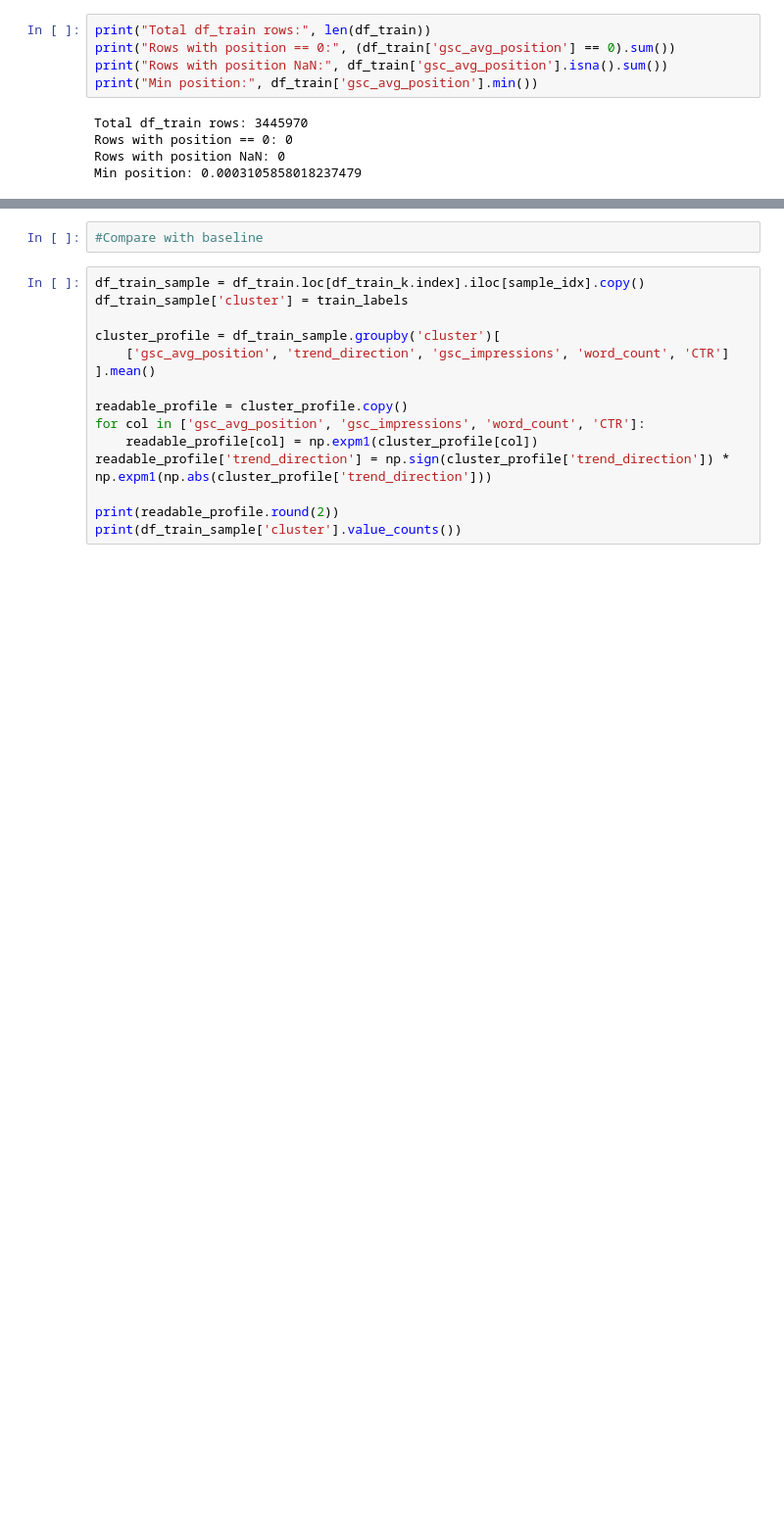
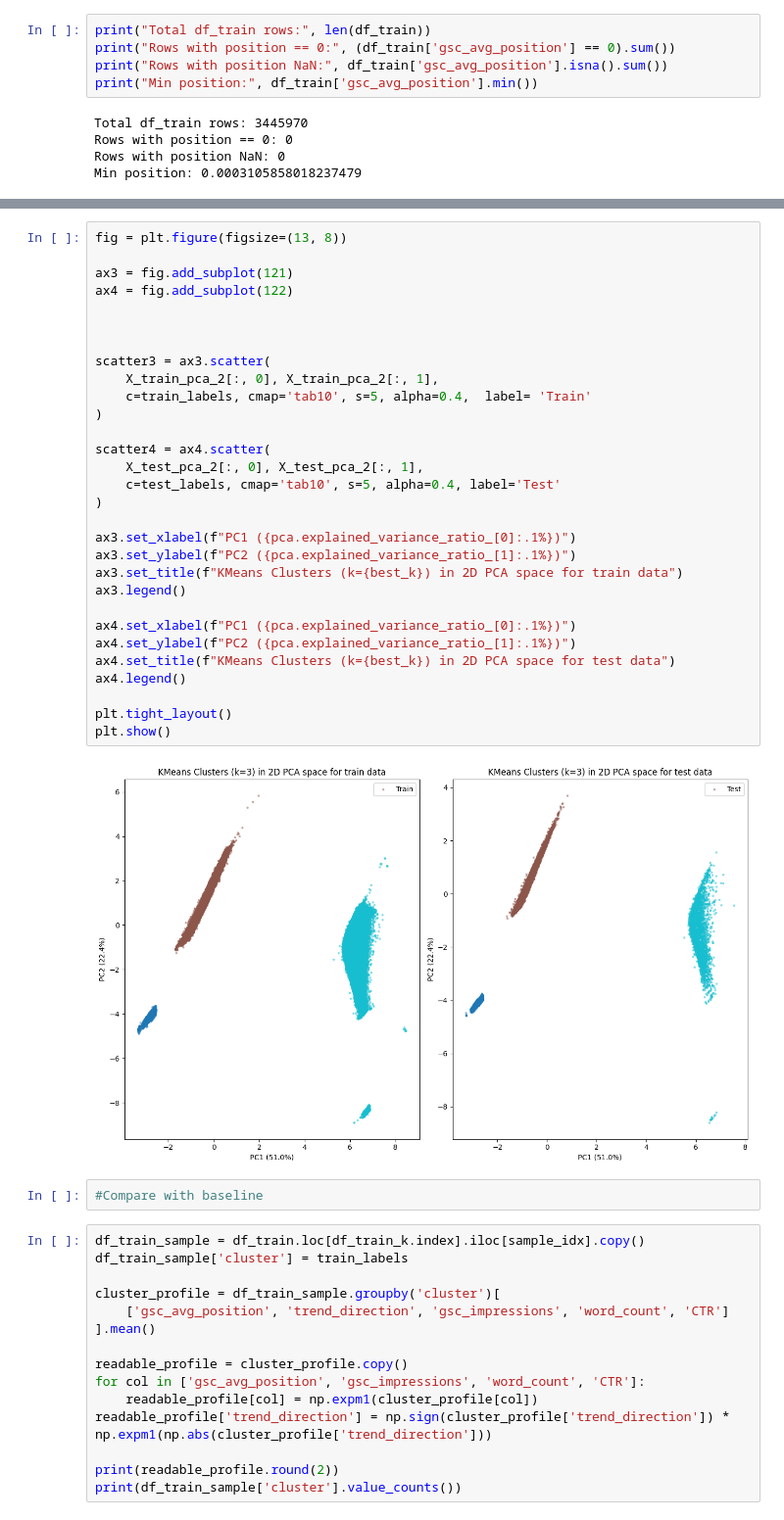
Before and after one commit to ocedev112/flyrank_oce_dev, a Jupyter notebook: work/notebooks/w05_model.ipynb, the cells around one changed output, grey strips where cells are left out. Shown at 98% size. Drawn from its saved outputs; the diff is of its cells as text; blank space fills up the shorter version.

```diff
--- a/work/notebooks/w05_model.ipynb
+++ b/work/notebooks/w05_model.ipynb
@@ -352,3 +352,35 @@ Total variance explained: 85.66%
+# %%
+fig = plt.figure(figsize=(13, 8))
+
+ax3 = fig.add_subplot(121)
+ax4 = fig.add_subplot(122)
+
+
+
+scatter3 = ax3.scatter(
+    X_train_pca_2[:, 0], X_train_pca_2[:, 1],
+    c=train_labels, cmap='tab10', s=5, alpha=0.4,  label= 'Train'
+)
+
+scatter4 = ax4.scatter(
+    X_test_pca_2[:, 0], X_test_pca_2[:, 1],
+    c=test_labels, cmap='tab10', s=5, alpha=0.4, label='Test'
+)
+
+ax3.set_xlabel(f"PC1 ({pca.explained_variance_ratio_[0]:.1%})")
+ax3.set_ylabel(f"PC2 ({pca.explained_variance_ratio_[1]:.1%})")
+ax3.set_title(f"KMeans Clusters (k={best_k}) in 2D PCA space for train data")
+ax3.legend()
+
+ax4.set_xlabel(f"PC1 ({pca.explained_variance_ratio_[0]:.1%})")
+ax4.set_ylabel(f"PC2 ({pca.explained_variance_ratio_[1]:.1%})")
+ax4.set_title(f"KMeans Clusters (k={best_k}) in 2D PCA space for test data")
+ax4.legend()
+
+plt.tight_layout()
+plt.show()
+# %% [output]
+[figure, added]
 # %%
 #Compare with baseline
 # %%
```
Also changed, not shown: parts of 5 cells of this notebook.
